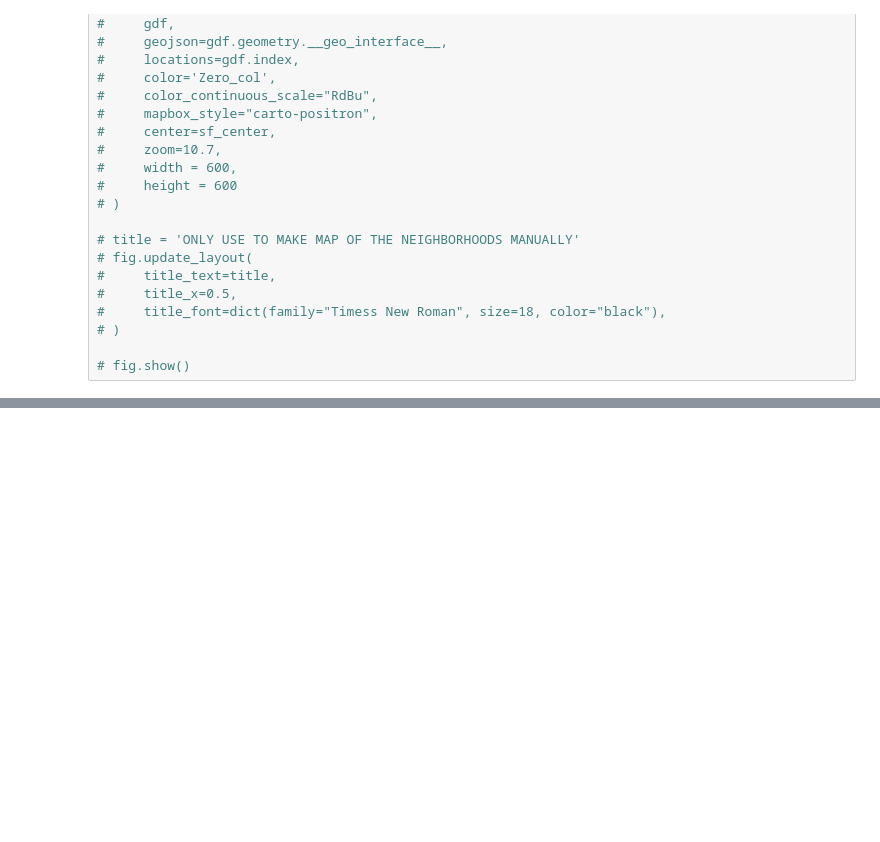
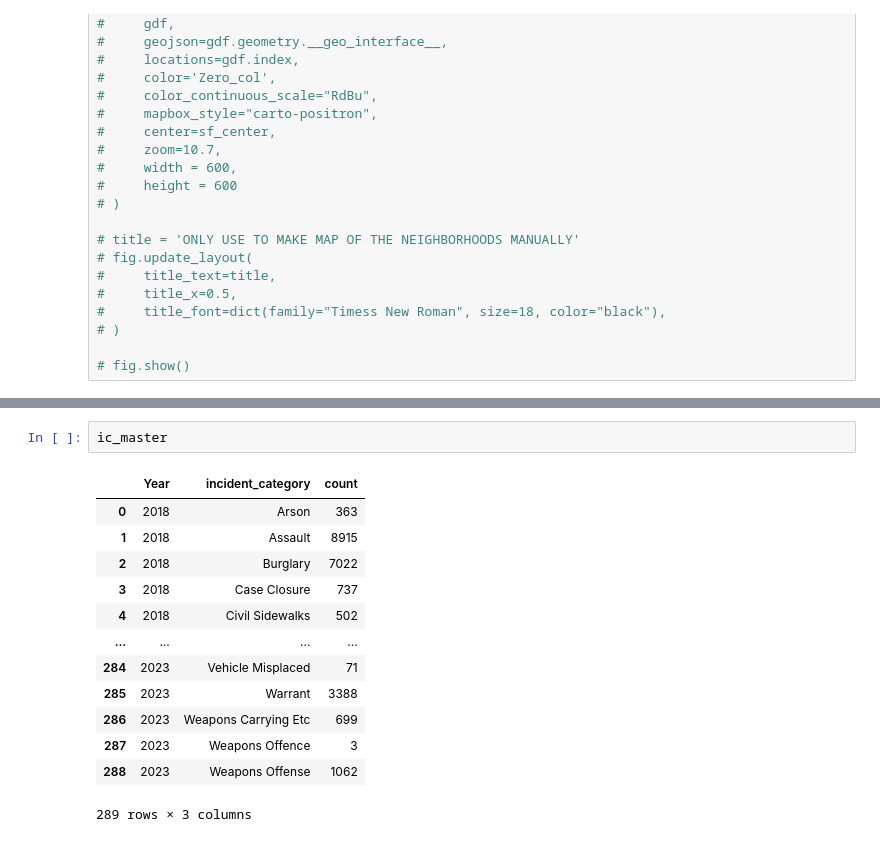
Before and after one commit to jgte29/ucbhonorsthesis2023-2024, a Jupyter notebook: Data_Analysis.ipynb, the cells around one changed output, grey strips where cells are left out. Saved outputs shown, nothing was run; the diff lists cells and outputs as text; blank space fills up the shorter version.

```diff
--- a/Data_Analysis.ipynb
+++ b/Data_Analysis.ipynb
@@ -2304,0 +2350,16 @@ desired_crimes = ['Drug Offense', 'Liquor Laws', 'Disorderly Conduct', 'Maliciou
+# %%
+ic_master
+# %% [output]
+|  | Year | incident_category | count |
+| 0 | 2018 | Arson | 363 |
+| 1 | 2018 | Assault | 8915 |
+| 2 | 2018 | Burglary | 7022 |
+| 3 | 2018 | Case Closure | 737 |
+| 4 | 2018 | Civil Sidewalks | 502 |
+| ... | ... | ... | ... |
+| 284 | 2023 | Vehicle Misplaced | 71 |
+| 285 | 2023 | Warrant | 3388 |
+| 286 | 2023 | Weapons Carrying Etc | 699 |
+| 287 | 2023 | Weapons Offence | 3 |
+| 288 | 2023 | Weapons Offense | 1062 |
+289 rows × 3 columns
```
Also changed, not shown: parts of 4 cells of this notebook.
